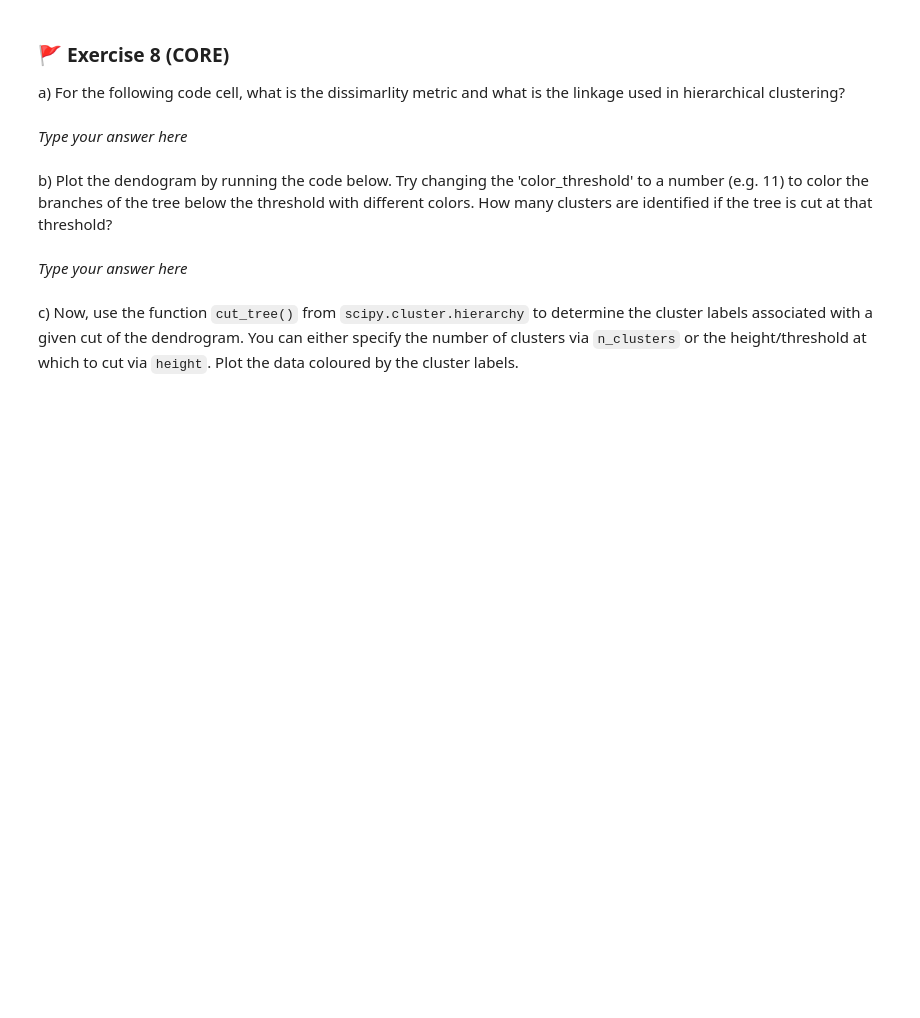
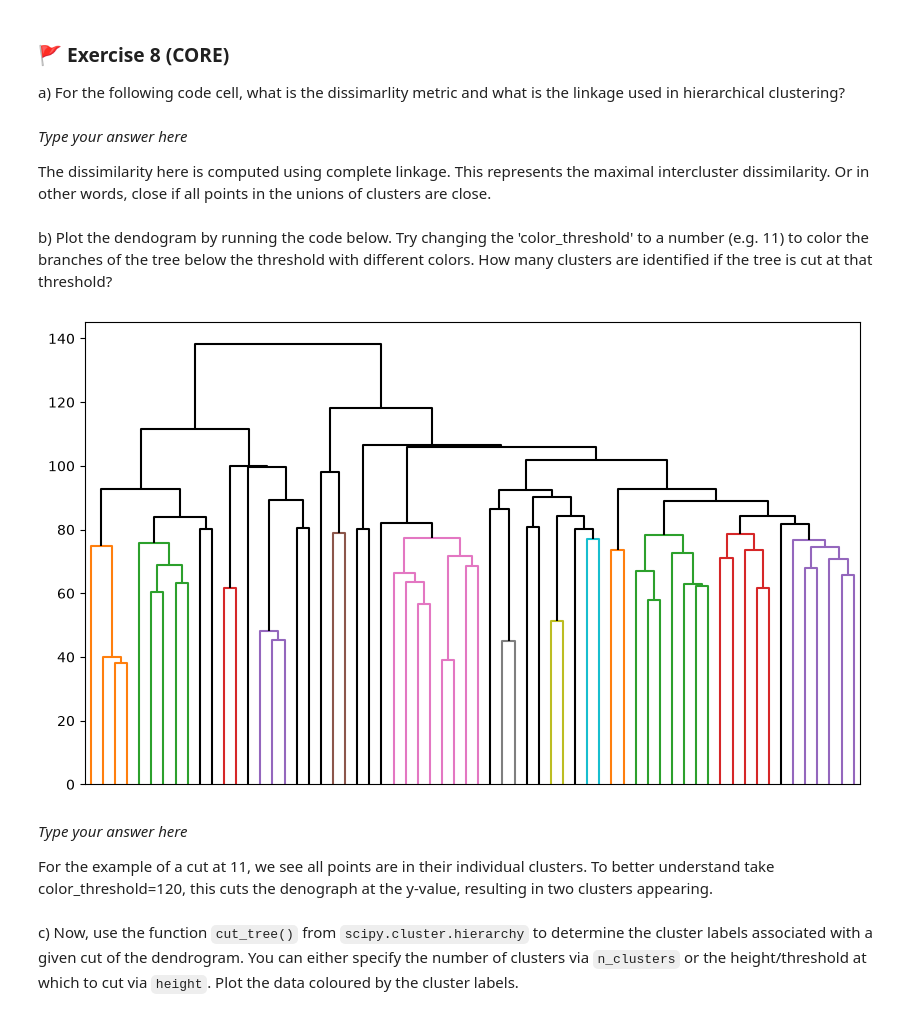
Before and after one commit to thomasvsinclair/ml-workshops, a Jupyter notebook: WS3/mlp_week03.ipynb, the cells around one changed output. Drawn from its saved outputs; the diff is of its cells as text; code cells hidden in the pictures; blank space fills up the shorter version.

```diff
--- a/WS3/mlp_week03.ipynb
+++ b/WS3/mlp_week03.ipynb
@@ -436,18 +530,24 @@ Note that you can also use [`AgglomerativeClustering`](https://scikit-learn.org/
 a) For the following code cell, what is the dissimarlity metric and what is the linkage used in hierarchical clustering?
 # %%
 hc_comp = hierarchy.linkage(X, method='complete')
-# %% [markdown]
-_Type your answer here_
+# %% [markdown]
+_Type your answer here_
+
+The dissimilarity here is computed using complete linkage. This represents the maximal intercluster dissimilarity. Or in other words, close if all points in the unions of clusters are close.
 # %% [markdown]
 b)  Plot the dendogram by running the code below. Try changing the 'color_threshold' to a number (e.g. 11) to color the branches of the tree below the threshold with different colors. How many clusters are identified if the tree is cut at that threshold?
 # %%
 # Plot the dendrogram
 fig, ax = plt.subplots(1, 1, figsize=(10,6))
 hierarchy.dendrogram(hc_comp, ax=ax, no_labels=True,
-                     color_threshold=-np.inf, above_threshold_color='black')
+                     color_threshold=80, above_threshold_color='black')
 plt.show()
+# %% [output]
+[figure, added]
-# %% [markdown]
-_Type your answer here_
+# %% [markdown]
+_Type your answer here_
+
+For the example of a cut at 11, we see all points are in their individual clusters. To better understand take color_threshold=120, this cuts the denograph at the y-value, resulting in two clusters appearing.
 # %% [markdown]
 c) Now, use the function `cut_tree()` from `scipy.cluster.hierarchy` to determine the cluster labels associated with a given cut of the dendrogram. You can either specify the number of clusters via `n_clusters` or the height/threshold at which to cut via `height`. Plot the data coloured by the cluster labels.
 # %%
```
Also changed, not shown: parts of 42 cells of this notebook.
